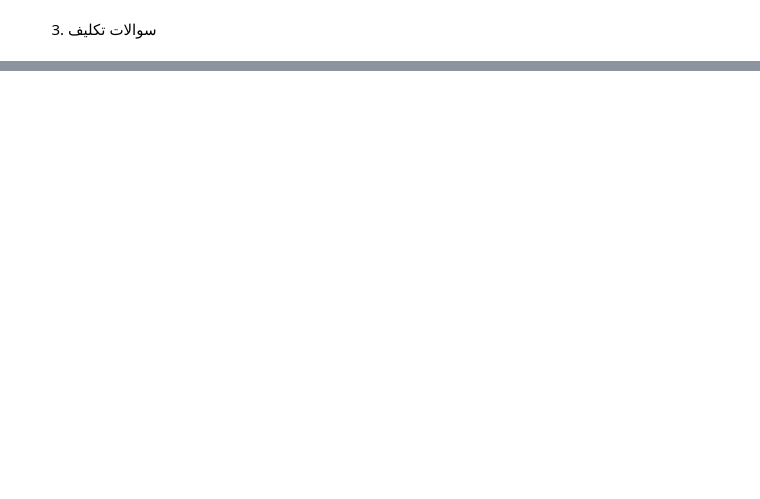
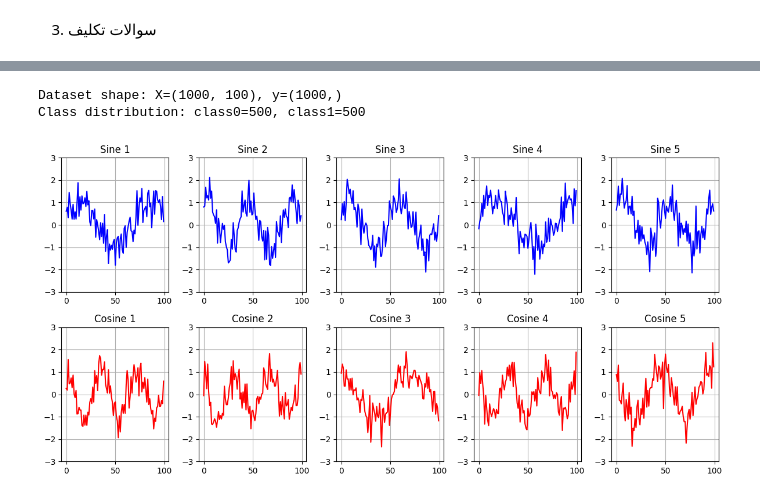
Before and after one commit to amirrgb/Convolutional-Neural-Networks-and-Object-Detectors, a Jupyter notebook: notebooks/Q-3-2.ipynb, the cells around one changed output, grey strips where cells are left out. Drawn from its saved outputs; the diff is of its cells as text; code cells hidden in the pictures; blank space fills up the shorter version.

```diff
--- a/notebooks/Q-3-2.ipynb
+++ b/notebooks/Q-3-2.ipynb
@@ -1153,0 +66,32 @@ Dropout + BN:      100.00%
+# %%
+num_samples = 1000
+signal_len = 100
+noise_std = 0.5
+
+X, y = generate_hard_sine_cosine_data(num_samples, signal_len, (1, 3), (0, 0.33*np.pi), noise_std)
+print(f"Dataset shape: X={X.shape}, y={y.shape}")
+print(f"Class distribution: class0={(y==0).sum()}, class1={(y==1).sum()}")
+
+# Train/test split (80/20)
+split = int(0.8 * num_samples)
+X_train, X_test = X[:split], X[split:]
+y_train, y_test = y[:split], y[split:]
+
+# Convert to PyTorch tensors and add channel dimension (for Conv1D: (batch, channels, length))
+X_train = torch.tensor(X_train).unsqueeze(1)  # shape: (N, 1, 100)
+y_train = torch.tensor(y_train)
+X_test = torch.tensor(X_test).unsqueeze(1)
+y_test = torch.tensor(y_test)
+
+batch_size = 64
+train_dataset = TensorDataset(X_train, y_train)
+test_dataset = TensorDataset(X_test, y_test)
+train_loader = DataLoader(train_dataset, batch_size=batch_size, shuffle=True)
+test_loader = DataLoader(test_dataset, batch_size=batch_size, shuffle=False)
+# %% [output]
+Dataset shape: X=(1000, 100), y=(1000,)
+Class distribution: class0=500, class1=500
+# %%
+plot_signals(X,y)
+# %% [output]
+[figure, added]
```
Also changed, not shown: parts of 74 cells of this notebook, 12 other files.
